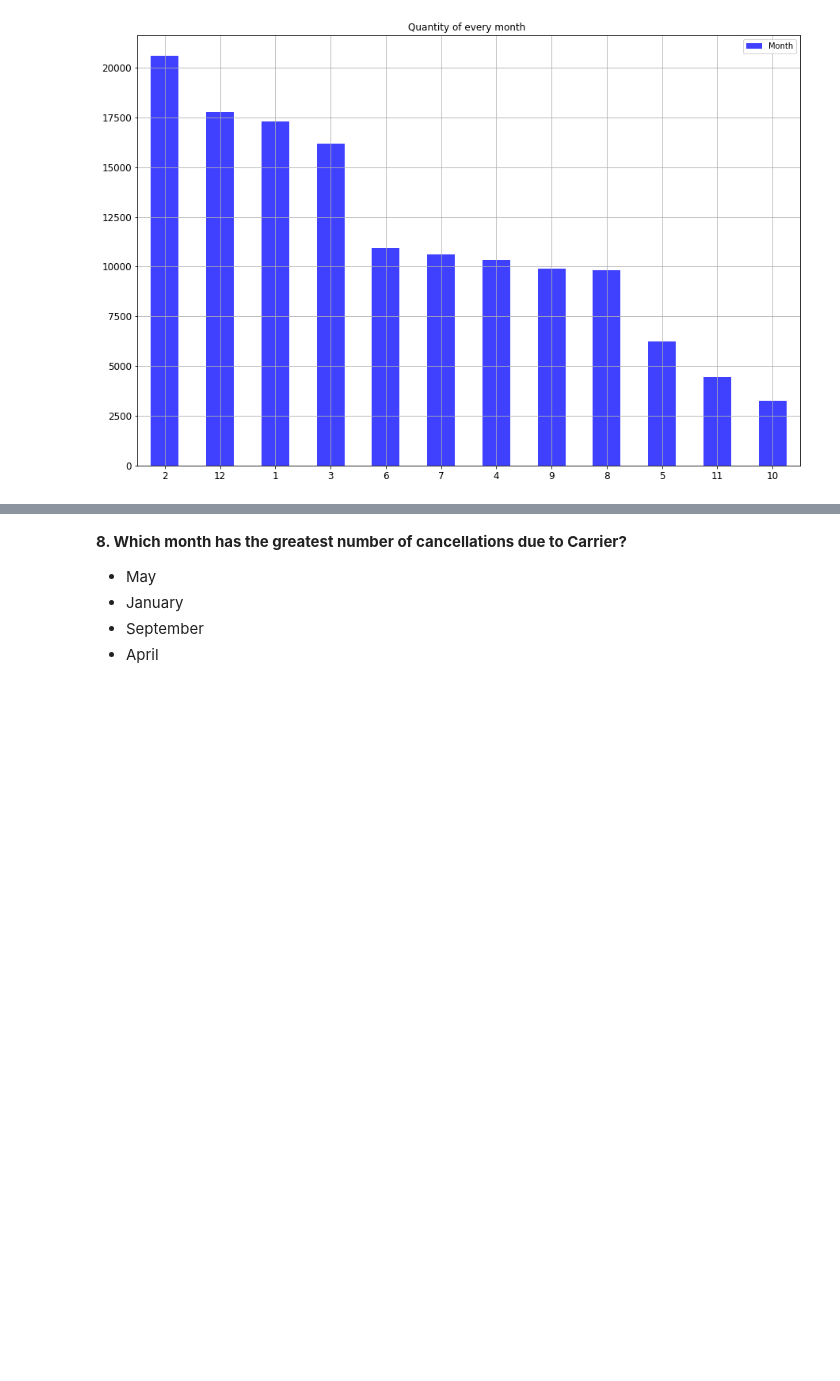
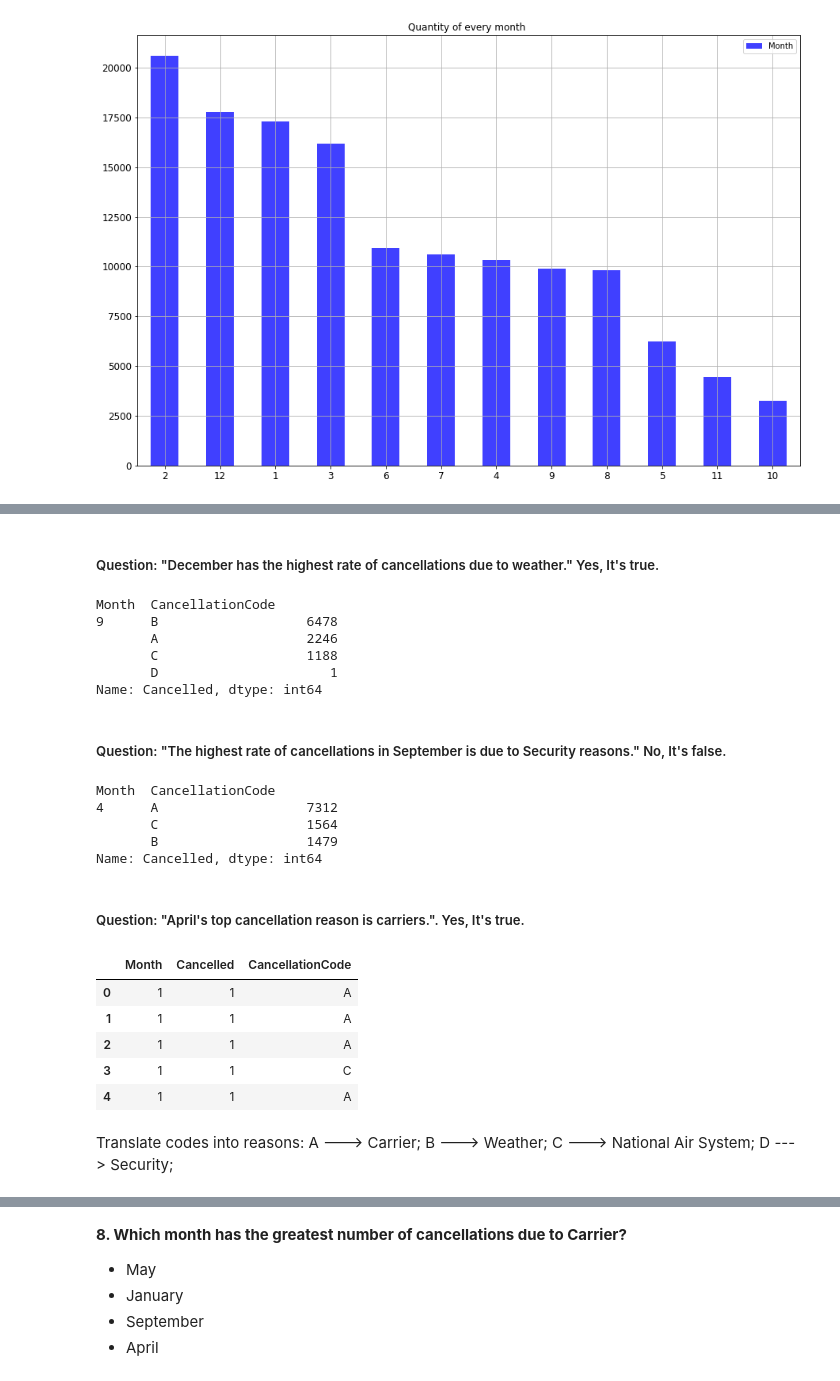
Before and after one commit to plyutik/mlcourse.ai, a Jupyter notebook: jupyter_english/assignments_fall2018/assignment2_USA_flights.ipynb, the cells around one changed output, grey strips where cells are left out. Saved outputs shown, nothing was run; the diff lists cells and outputs as text; code cells hidden in the pictures; blank space fills up the shorter version.

```diff
--- a/jupyter_english/assignments_fall2018/assignment2_USA_flights.ipynb
+++ b/jupyter_english/assignments_fall2018/assignment2_USA_flights.ipynb
@@ -679,0 +708,2 @@ newDF.plot(kind="bar",
+# %% [markdown]
+##### Question: "December has the highest rate of cancellations due to weather." Yes, It's true.
@@ -679,0 +712,11 @@ newDF.plot(kind="bar",
+# %%
+print(canc_security_condition.groupby(['Month', 'CancellationCode'])['Cancelled'].count().sort_values(ascending=False))
+# %% [output]
+Month  CancellationCode
+9      B                   6478
+       A                   2246
+       C                   1188
+       D                      1
+Name: Cancelled, dtype: int64
+# %% [markdown]
+##### Question: "The highest rate of cancellations in September is due to Security reasons."  No, It's false.
@@ -679,0 +725,24 @@ newDF.plot(kind="bar",
+# %%
+print(canc_security_april.groupby(['Month', 'CancellationCode'])['Cancelled'].count().sort_values(ascending=False))
+# %% [output]
+Month  CancellationCode
+4      A                   7312
+       C                   1564
+       B                   1479
+Name: Cancelled, dtype: int64
+# %% [markdown]
+##### Question: "April's top cancellation reason is carriers.". Yes, It's true.
+# %%
+question_7_4 = canc_reason_without_nan[(canc_reason_without_nan['CancellationCode'] == 'A') |\
+                                      (canc_reason_without_nan['CancellationCode'] == 'C')].reset_index(drop=True)
+# %%
+question_7_4.head()
+# %% [output]
+|  | Month | Cancelled | CancellationCode |
+| 0 | 1 | 1 | A |
+| 1 | 1 | 1 | A |
+| 2 | 1 | 1 | A |
+| 3 | 1 | 1 | C |
+| 4 | 1 | 1 | A |
+# %% [markdown]
+Translate codes into reasons: A ---> Carrier; B ---> Weather; C ---> National Air System; D ---> Security;
```
Also changed, not shown: parts of 13 cells of this notebook.
